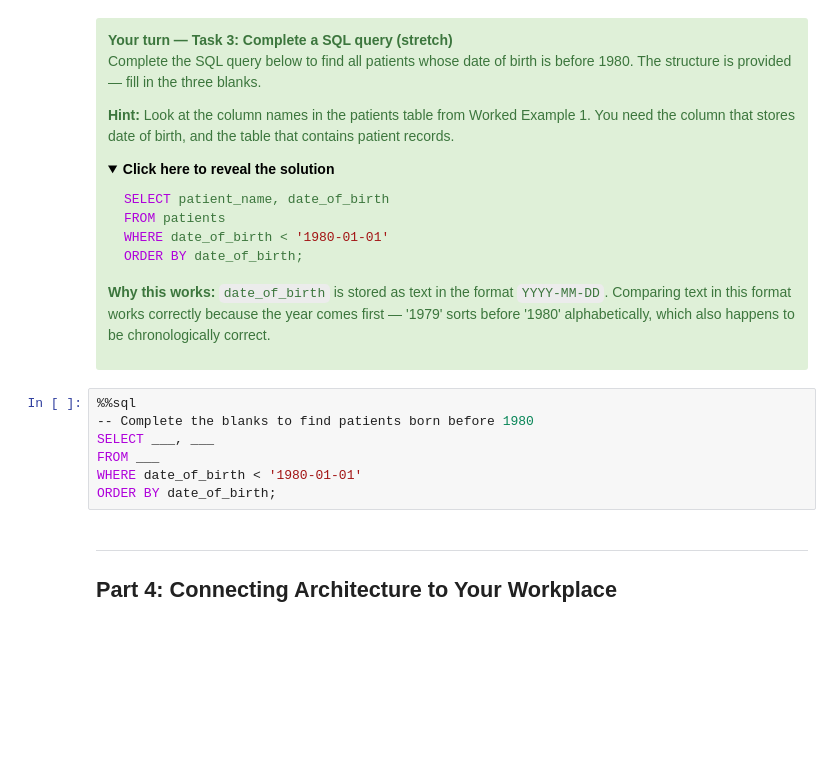
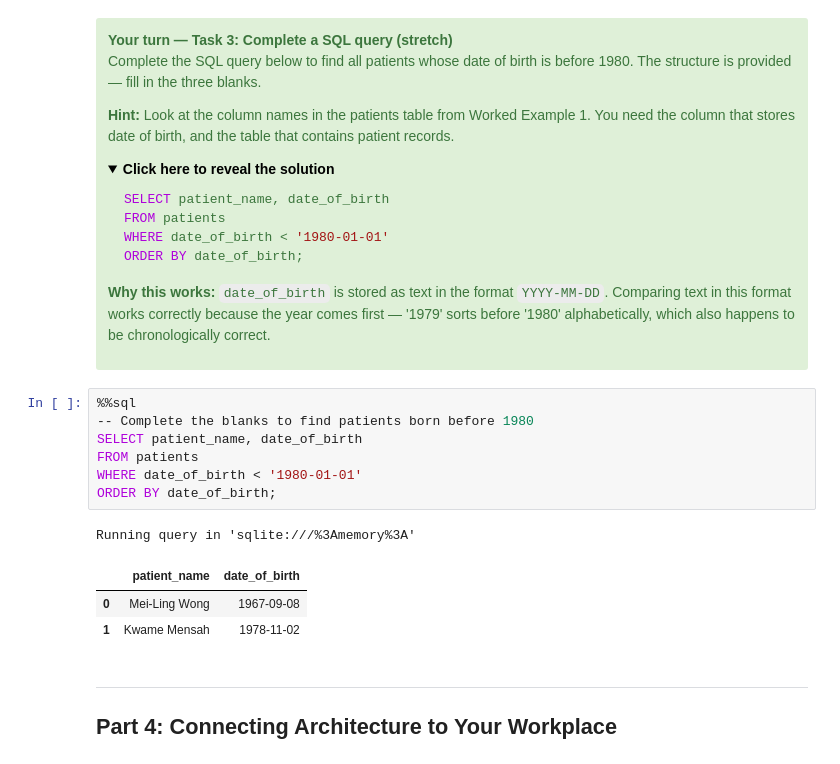
Before and after one commit to Yusuphchoudhury/DT401-Module-Resources, a Jupyter notebook: Week 2/DT401_Week_2_Section_4.ipynb, the cells around one changed output. Cells and saved outputs as stored; diff of their text form; folded sections open; blank space fills up the shorter version.

```diff
--- a/Week 2/DT401_Week_2_Section_4.ipynb
+++ b/Week 2/DT401_Week_2_Section_4.ipynb
@@ -676,10 +759,15 @@ ORDER BY date_of_birth;
 # %%
 %%sql
 -- Complete the blanks to find patients born before 1980
-SELECT ___, ___
-FROM ___
+SELECT patient_name, date_of_birth
+FROM patients
 WHERE date_of_birth < '1980-01-01'
 ORDER BY date_of_birth;
+# %% [output]
+Running query in 'sqlite:///%3Amemory%3A'
+|  | patient_name | date_of_birth |
+| 0 | Mei-Ling Wong | 1967-09-08 |
+| 1 | Kwame Mensah | 1978-11-02 |
 # %% [markdown]
 ---
 
```
Also changed, not shown: parts of 17 cells of this notebook, 4 other files.
